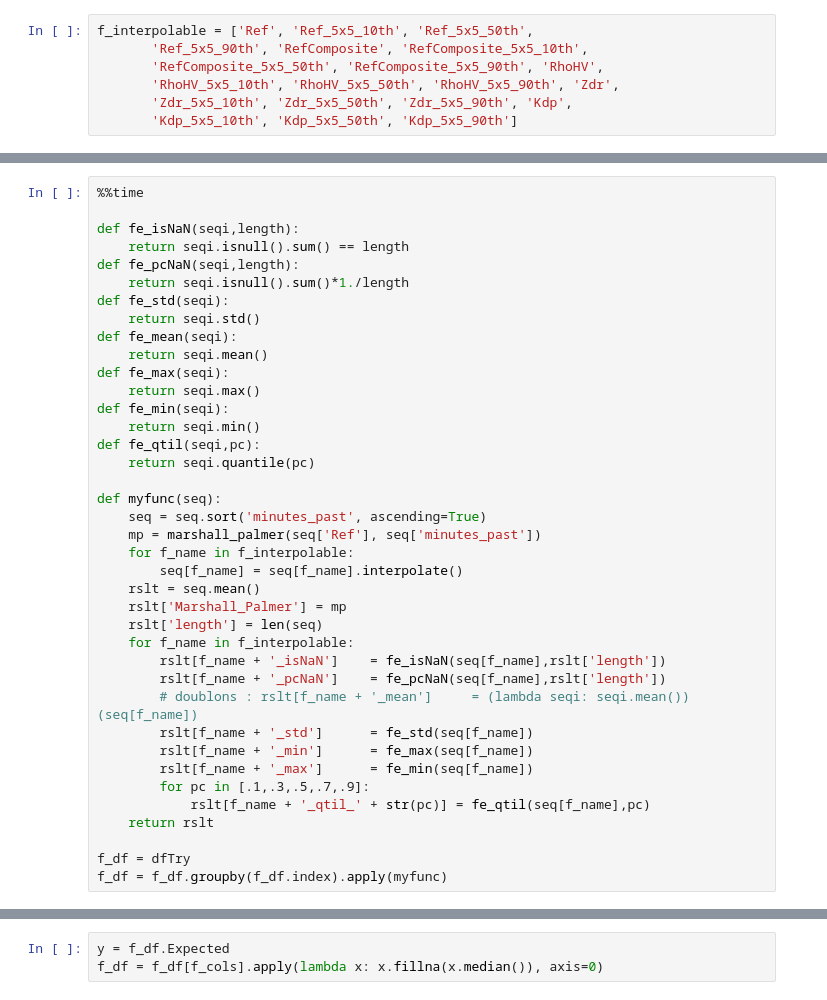
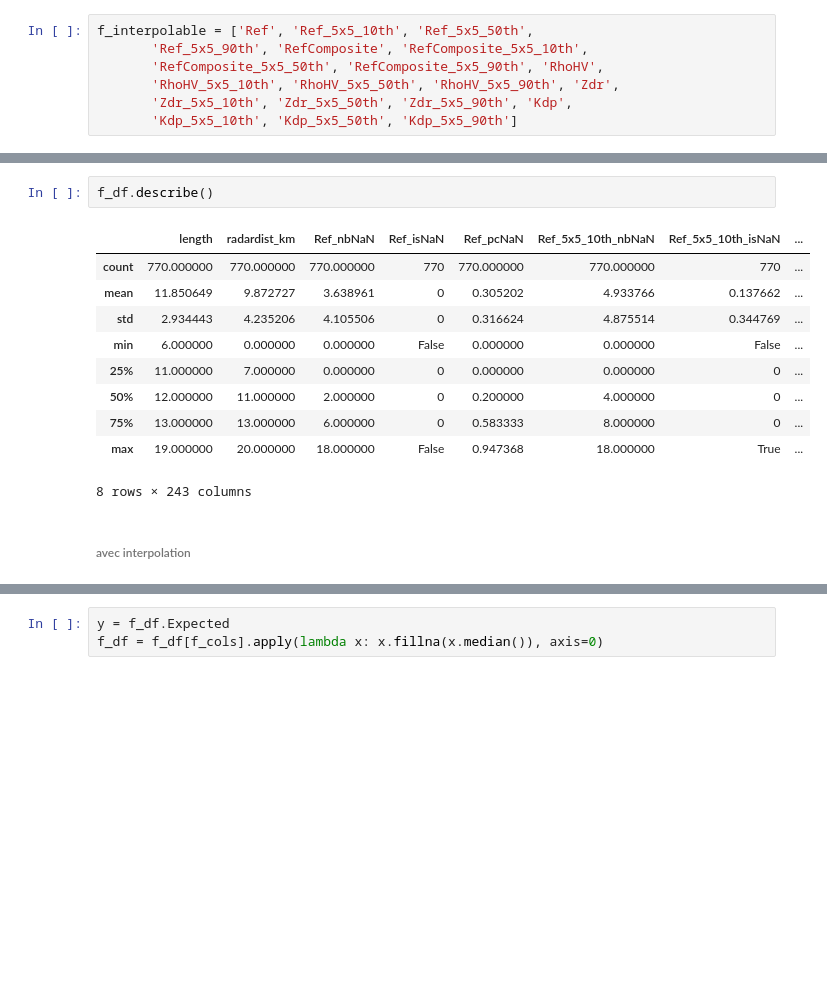
Before and after one commit to Cadene/FDMS, a Jupyter notebook: TME3/FDMS_Kaggle_CadeneChen.ipynb, the cells around one changed output, grey strips where cells are left out. Drawn from its saved outputs; the diff is of its cells as text; blank space fills up the shorter version.

Commit message:
features extraction with/out interpolation

```diff
--- a/TME3/FDMS_Kaggle_CadeneChen.ipynb
+++ b/TME3/FDMS_Kaggle_CadeneChen.ipynb
@@ -665,39 +645,0 @@ Est-ce que c'est pas mieux d'utiliser des fonctions nommées afin de ne peut avo
-# %%
-%%time
-
-def fe_isNaN(seqi,length):
-    return seqi.isnull().sum() == length
-def fe_pcNaN(seqi,length):
-    return seqi.isnull().sum()*1./length
-def fe_std(seqi):
-    return seqi.std()
-def fe_mean(seqi):
-    return seqi.mean()
-def fe_max(seqi):
-    return seqi.max()
-def fe_min(seqi):
-    return seqi.min()
-def fe_qtil(seqi,pc):
-    return seqi.quantile(pc)
-
-def myfunc(seq):
-    seq = seq.sort('minutes_past', ascending=True)
-    mp = marshall_palmer(seq['Ref'], seq['minutes_past'])
-    for f_name in f_interpolable:
-        seq[f_name] = seq[f_name].interpolate()
-    rslt = seq.mean()
-    rslt['Marshall_Palmer'] = mp
-    rslt['length'] = len(seq)
-    for f_name in f_interpolable:
-        rslt[f_name + '_isNaN']    = fe_isNaN(seq[f_name],rslt['length'])
-        rslt[f_name + '_pcNaN']    = fe_pcNaN(seq[f_name],rslt['length'])
-        # doublons : rslt[f_name + '_mean']     = (lambda seqi: seqi.mean())(seq[f_name])
-        rslt[f_name + '_std']      = fe_std(seq[f_name])
-        rslt[f_name + '_min']      = fe_max(seq[f_name])
-        rslt[f_name + '_max']      = fe_min(seq[f_name])
-        for pc in [.1,.3,.5,.7,.9]:
-            rslt[f_name + '_qtil_' + str(pc)] = fe_qtil(seq[f_name],pc)
-    return rslt
-
-f_df = dfTry
-f_df = f_df.groupby(f_df.index).apply(myfunc)
@@ -706,0 +646,15 @@ Wall time: 1min 41s
+# %%
+f_df.describe()
+# %% [output]
+|  | length | radardist_km | Ref_nbNaN | Ref_isNaN | Ref_pcNaN | Ref_5x5_10th_nbNaN | Ref_5x5_10th_isNaN | ... |
+| count | 770.000000 | 770.000000 | 770.000000 | 770 | 770.000000 | 770.000000 | 770 | ... |
+| mean | 11.850649 | 9.872727 | 3.638961 | 0 | 0.305202 | 4.933766 | 0.137662 | ... |
+| std | 2.934443 | 4.235206 | 4.105506 | 0 | 0.316624 | 4.875514 | 0.344769 | ... |
+| min | 6.000000 | 0.000000 | 0.000000 | False | 0.000000 | 0.000000 | False | ... |
+| 25% | 11.000000 | 7.000000 | 0.000000 | 0 | 0.000000 | 0.000000 | 0 | ... |
+| 50% | 12.000000 | 11.000000 | 2.000000 | 0 | 0.200000 | 4.000000 | 0 | ... |
+| 75% | 13.000000 | 13.000000 | 6.000000 | 0 | 0.583333 | 8.000000 | 0 | ... |
+| max | 19.000000 | 20.000000 | 18.000000 | False | 0.947368 | 18.000000 | True | ... |
+8 rows × 243 columns
+# %% [markdown]
+###### avec interpolation
```
Also changed, not shown: parts of 9 cells of this notebook, 1 other file.
